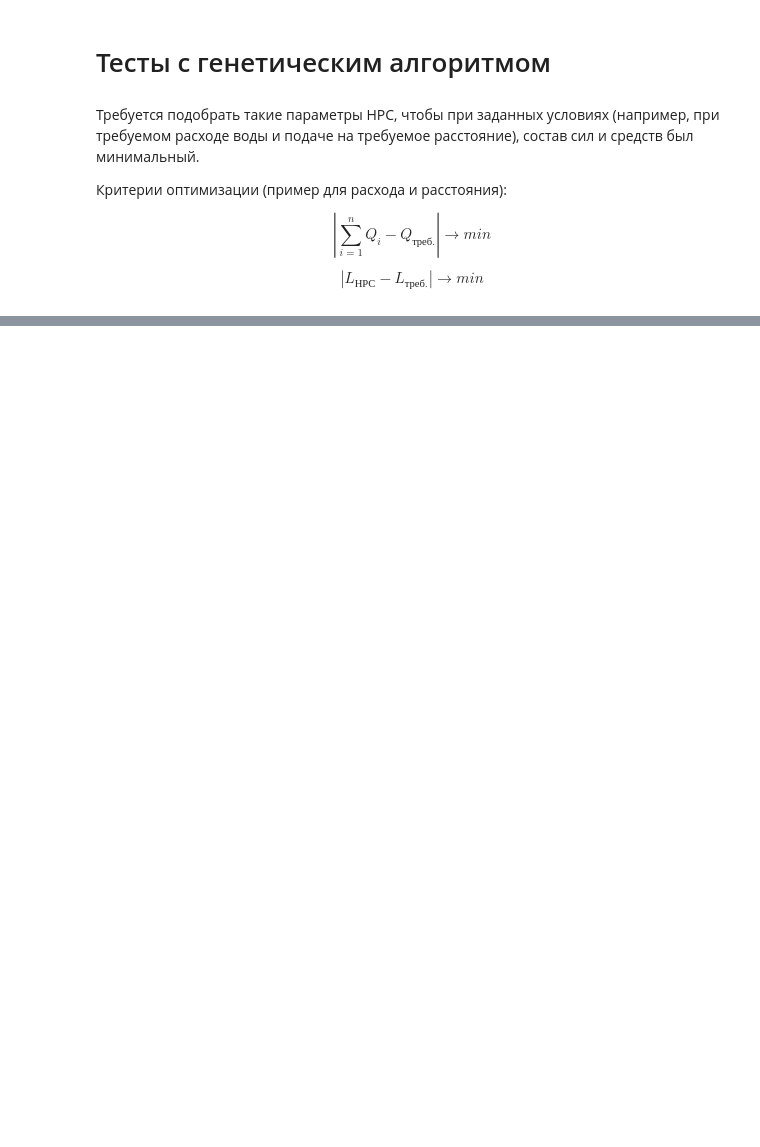
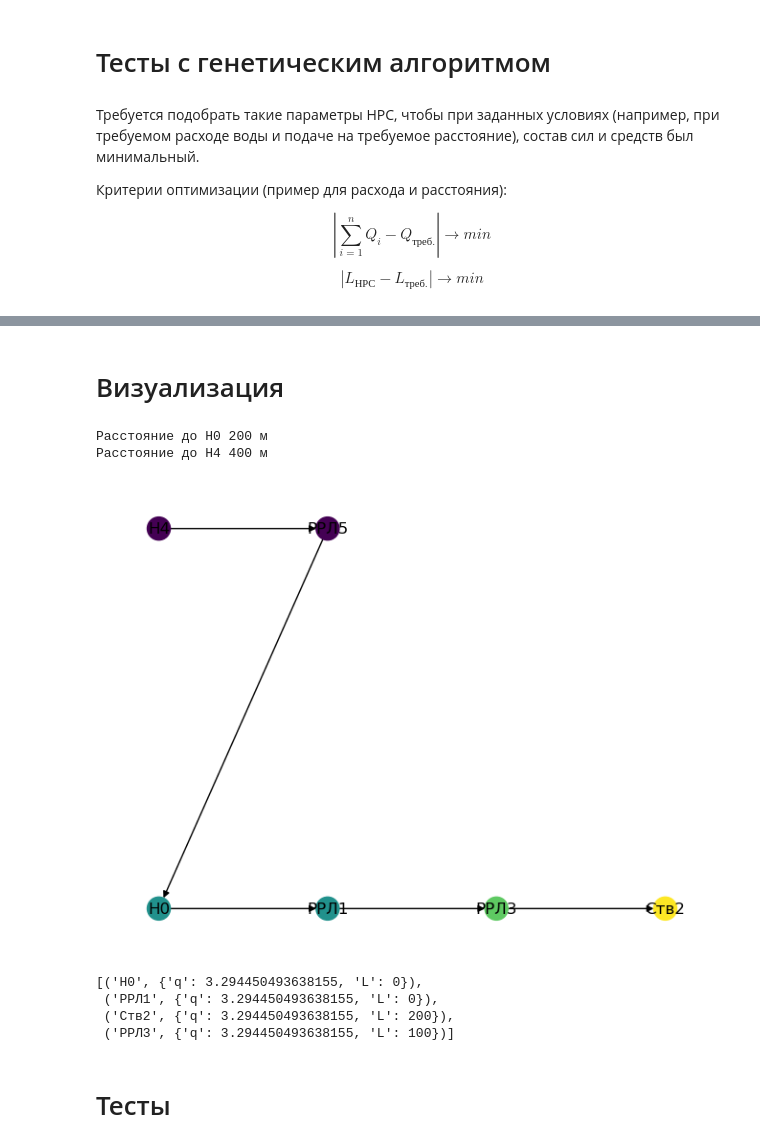
Before and after one commit to Obsidian-pb/NRS_modeller, a Jupyter notebook: workFolder/ga.ipynb, the cells around one changed output, grey strips where cells are left out. Saved outputs shown, nothing was run; the diff lists cells and outputs as text; code cells hidden in the pictures; blank space fills up the shorter version.

```diff
--- a/workFolder/ga.ipynb
+++ b/workFolder/ga.ipynb
@@ -34,0 +360,59 @@ $$
+# %% [markdown]
+# Визуализация
+# %%
+# model = model3
+# Построение графа НРС
+G = nx.DiGraph()
+# Узлы - на каждый элемент
+for elmnt in model.elmnts:
+    G.add_node(elmnt.name, q=elmnt.q)
+# Ребра - на каждую связь
+for elmnt in model.elmnts:
+    for elmnt_next in elmnt.elements_next:
+        G.add_edge(elmnt.name, elmnt_next.name, L=elmnt.get_L())
+
+# Расчет расстояния до элементов
+# for elmnt in model.elmnts_out:
+#     paths = nx.shortest_path_length(G, target = elmnt.name, weight='L')
+#     nx.set_node_attributes(G, paths, 'L')   # Здесь нужна другая логика
+#     print(f'Расстояние до {elmnt.name} {max(paths.values())} м')
+for elmnt in model.elmnts_in:
+    paths = nx.shortest_path_length(G, source = elmnt.name, weight='L')
+    nx.set_node_attributes(G, paths, 'L')   # Здесь нужна другая логика
+    print(f'Расстояние до {elmnt.name} {max(paths.values())} м')
+
+# Печать графа НРС
+pos={}
+pos_list=[]
+level=0
+for eo in model.elmnts_in:
+    v = eo.name
+    spl = dict(nx.single_source_shortest_path_length(G, v))
+    for nd, p in spl.items():
+        if not nd in pos.keys():
+            level_rize=level
+            cpos = (p,level_rize)
+            while cpos in pos_list:
+                level_rize+=1
+                cpos = (p,level_rize)
+            pos[nd]=cpos
+            pos_list.append(cpos)
+    level+=1
+
+# nc = [nd[1]['q'] for nd in list(G.nodes(data=True))]
+nc = [nd[1]['L'] for nd in list(G.nodes(data=True))]
+nx.draw(G, pos=pos, with_labels=True, node_color=nc)
+plt.show()
+# %% [output]
+Расстояние до Н0 200 м
+Расстояние до Н4 400 м
+[figure, added]
+# %%
+list(G.nodes(data=True))
+# %% [output]
+[('Н0', {'q': 3.294450493638155, 'L': 0}),
+ ('РРЛ1', {'q': 3.294450493638155, 'L': 0}),
+ ('Ств2', {'q': 3.294450493638155, 'L': 200}),
+ ('РРЛ3', {'q': 3.294450493638155, 'L': 100})]
+# %% [markdown]
+# Тесты
```
Also changed, not shown: parts of 20 cells of this notebook, 4 other files.
